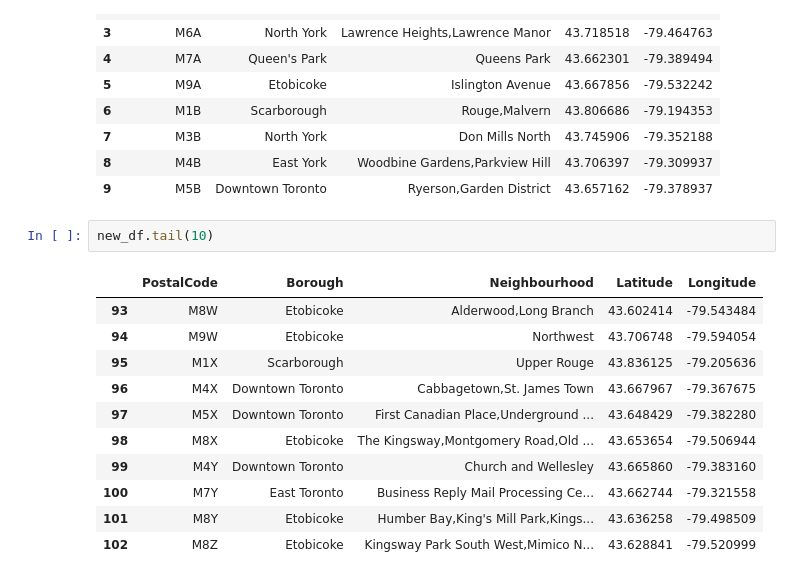
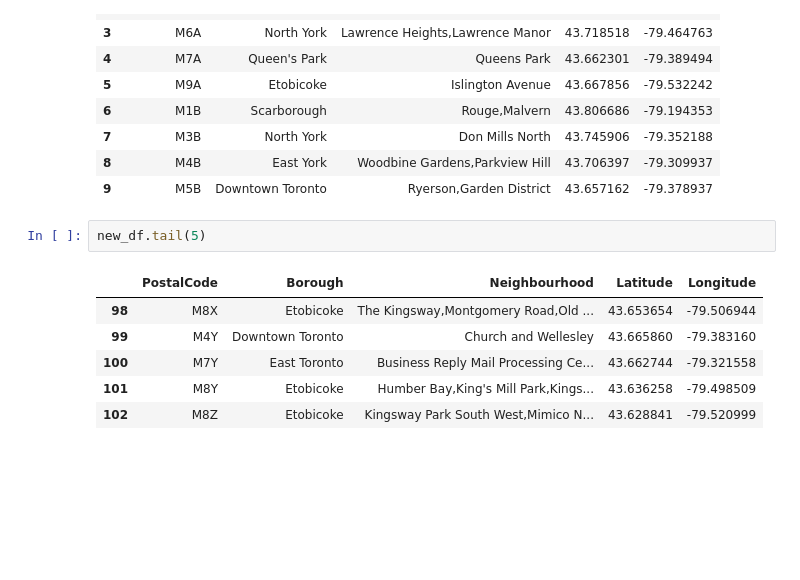
Before and after one commit to gadchen888/IBMCouse, a Jupyter notebook: Capstone Project Notebook.ipynb, the cells around one changed output. Drawn from its saved outputs; the diff is of its cells as text; blank space fills up the shorter version.

```diff
--- a/Capstone Project Notebook.ipynb
+++ b/Capstone Project Notebook.ipynb
@@ -216,14 +178,9 @@ new_df.head(10)
 | 8 | M4B | East York | Woodbine Gardens,Parkview Hill | 43.706397 | -79.309937 |
 | 9 | M5B | Downtown Toronto | Ryerson,Garden District | 43.657162 | -79.378937 |
 # %%
-new_df.tail(10)
+new_df.tail(5)
 # %% [output]
 |  | PostalCode | Borough | Neighbourhood | Latitude | Longitude |
-| 93 | M8W | Etobicoke | Alderwood,Long Branch | 43.602414 | -79.543484 |
-| 94 | M9W | Etobicoke | Northwest | 43.706748 | -79.594054 |
-| 95 | M1X | Scarborough | Upper Rouge | 43.836125 | -79.205636 |
-| 96 | M4X | Downtown Toronto | Cabbagetown,St. James Town | 43.667967 | -79.367675 |
-| 97 | M5X | Downtown Toronto | First Canadian Place,Underground ... | 43.648429 | -79.382280 |
 | 98 | M8X | Etobicoke | The Kingsway,Montgomery Road,Old ... | 43.653654 | -79.506944 |
 | 99 | M4Y | Downtown Toronto | Church and Wellesley | 43.665860 | -79.383160 |
 | 100 | M7Y | East Toronto | Business Reply Mail Processing Ce... | 43.662744 | -79.321558 |
```
Also changed, not shown: parts of 42 cells of this notebook.
